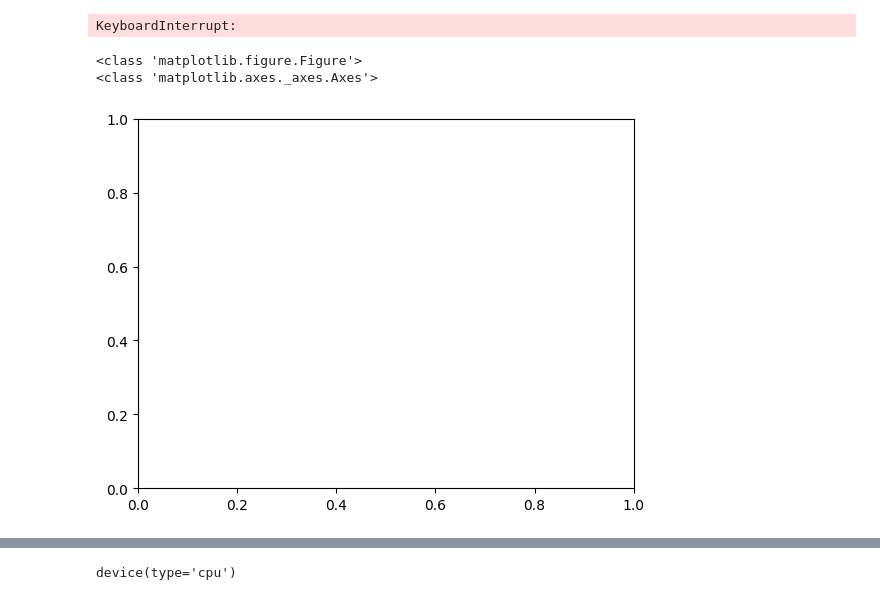
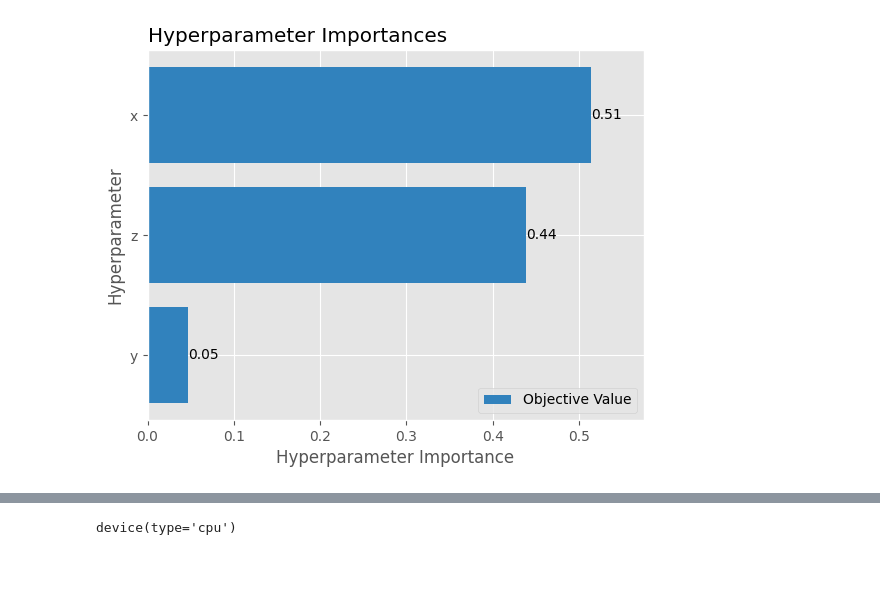
Before and after one commit to Badar-e-Alam/Self-Supervised-Learning, a Jupyter notebook: visualization.ipynb, the cells around one changed output, grey strips where cells are left out. Cells and saved outputs as stored; diff of their text form; code cells hidden in the pictures; blank space fills up the shorter version.

```diff
--- a/visualization.ipynb
+++ b/visualization.ipynb
@@ -9,7 +9,8 @@ with open("optuna_logging.json", "r") as file:
     data = json.load(file)
 # %%
 import optuna
-
+import matplotlib.pyplot as plt
+import plotly.io as pio
 
 def objective(trial):
     x = trial.suggest_int("x", 0, 2)
@@ -23,5 +24,14 @@ study = optuna.create_study(sampler=sampler)
 study.optimize(objective, n_trials=10)
 
 fig=optuna.visualization.matplotlib.plot_param_importances(study)#
-plt.plot(fig)
+
+
+
+# Specify the file path and name (e.g., "image.png")
+file_path = "image.png"
+
+# Save the figure as an image
+plt.savefig(file_path)
+
+# Optionally, display the figure
 # %% [output]
@@ -39,13 +51 @@ plt.plot(fig)
-KeyboardInterrupt:
+[figure, added]
-# %%
-import matplotlib.pyplot as plt
-
-my_figure = plt.figure()
-ax = fig.add_subplot()
-# Configure the axes as desired
-
-fig.savefig('my_figure.png')
-# %% [output]
-<class 'matplotlib.figure.Figure'>
-<class 'matplotlib.axes._axes.Axes'>
-[figure, removed]
```
Also changed, not shown: parts of 6 cells of this notebook, 4 other files.
